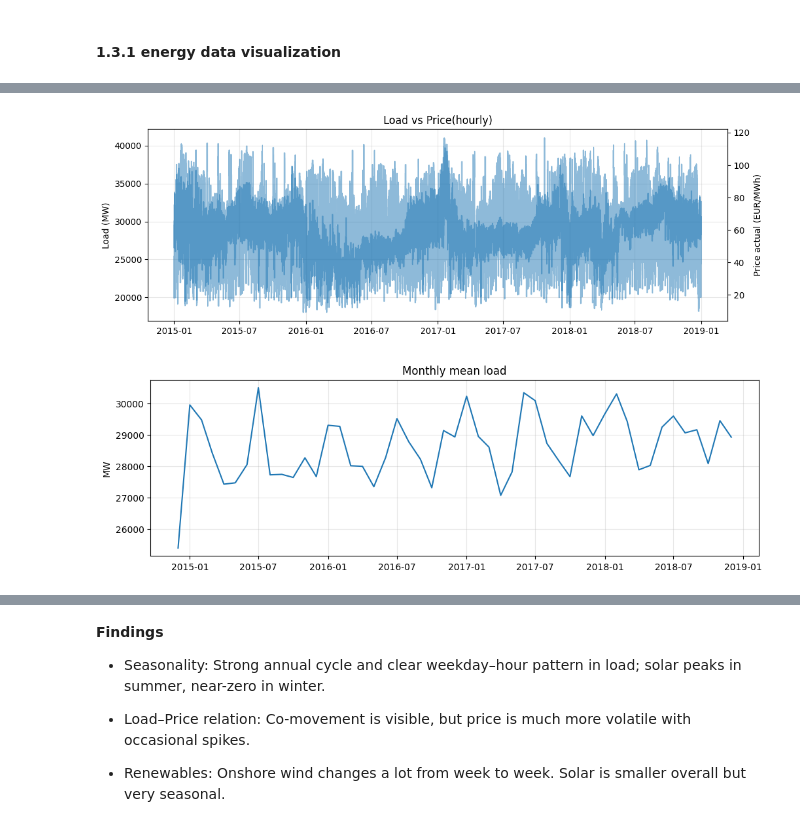
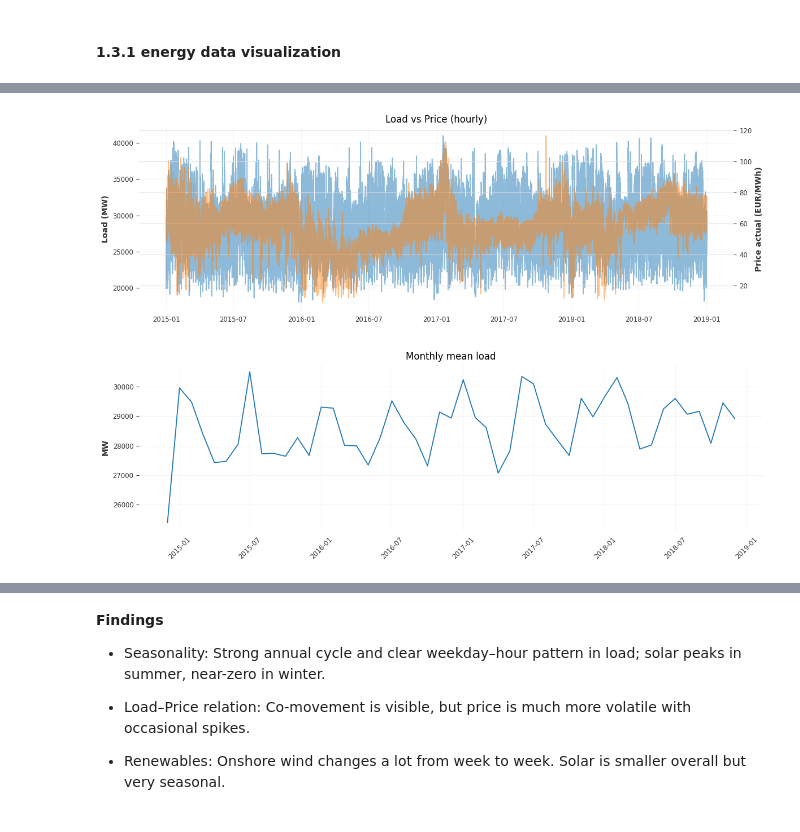
Before and after one commit to Jackson00Han/Energy_Market_Forecasting, a Jupyter notebook: hourly_energy_demand_forecasting.ipynb, the cells around one changed output, grey strips where cells are left out. Cells and saved outputs as stored; diff of their text form; code cells hidden in the pictures.

```diff
--- a/hourly_energy_demand_forecasting.ipynb
+++ b/hourly_energy_demand_forecasting.ipynb
@@ -585,28 +562,32 @@ plt.show()
 # %%
 # Load & Price: Dual-Axis View (Hourly Detail)
 
-fig, ax1 = plt.subplots(figsize=(12,4))
-ax1.plot(energy_data.index, energy_data['total load actual'], alpha=0.5)
-ax1.set_ylabel('Load (MW)')
-ax1.grid(True, alpha=0.3)
-
-ax2 = ax1.twinx()
-ax2.plot(energy_data.index, energy_data['price actual'], alpha=0.5)
+fig, ax = plt.subplots(figsize=(12,4))
+ax.plot(energy_data.index, energy_data['total load actual'], alpha=0.5, color='tab:blue')
+ax.set_ylabel('Load (MW)')
+ax.grid(True, alpha=0.3)
+ax2 = ax.twinx()
+ax2.plot(energy_data.index, energy_data['price actual'], alpha=0.5, color='tab:orange')
 ax2.set_ylabel('Price actual (EUR/MWh)')
-ax1.set_title('Load vs Price(hourly)')
+ax.set_title('Load vs Price (hourly)')
+plt.tight_layout()
 plt.show()
 # %% [output]
-[figure, old version]
+[figure, new version]
 # %%
 # Seasonality – Monthly
 
 monthly = energy_data['total load actual'].resample('MS').mean()
-fig, ax = plt.subplots(figsize=(12,3.5))
-ax.plot(monthly.index, monthly.values)
+fig, ax = plt.subplots(figsize=(12, 4))
+ax.plot(monthly.index, monthly.values, color='tab:blue')
 ax.set_title('Monthly mean load')
-ax.set_ylabel('MW'); ax.grid(True, alpha=0.3)
+ax.set_ylabel('MW')
+ax.grid(True, alpha=0.3)
+plt.xticks(rotation=45)
+plt.tight_layout()
+plt.show()
 # %% [output]
-[figure, old version]
+[figure, new version]
 # %%
 # Weekday–Hour Seasonality (Grouped by Hour)
 
```
Also changed, not shown: parts of 97 cells of this notebook, 8 other files.
